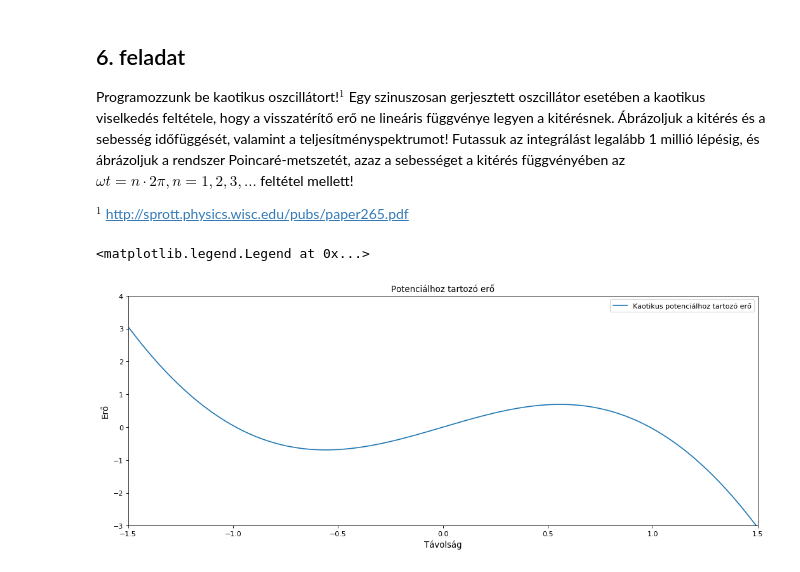
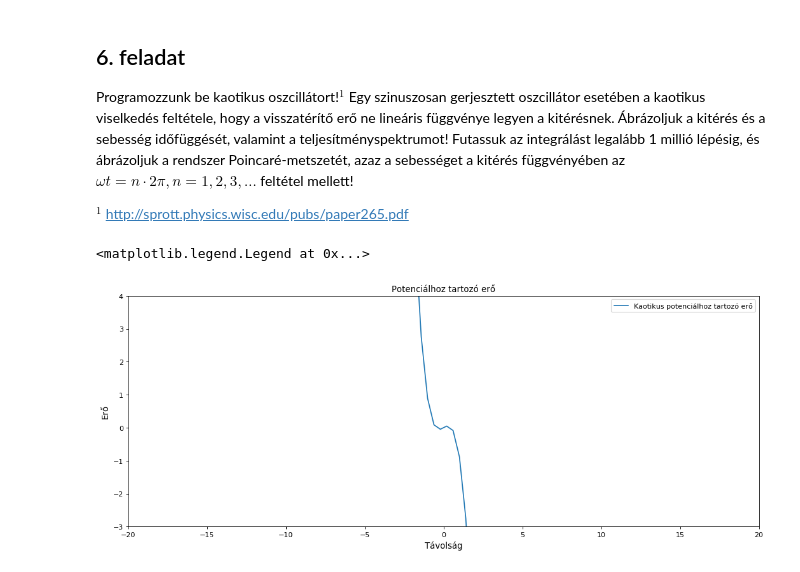
Before and after one commit to Tominano/Numerical-methods-of-physics-II, a Jupyter notebook: 2_feladatsor/2_feladat(Kapolcs).ipynb, the cells around one changed output. Cells and saved outputs as stored; diff of their text form; code cells hidden in the pictures.

```diff
--- a/2_feladatsor/2_feladat(Kapolcs).ipynb
+++ b/2_feladatsor/2_feladat(Kapolcs).ipynb
@@ -485,26 +485,26 @@ Programozzunk be kaotikus oszcillátort!$^1$ Egy szinuszosan gerjesztett oszcill
 
 $^1$ http://sprott.physics.wisc.edu/pubs/paper265.pdf
 # %%
-def chaotic_oscillator_ero(x = [-1.5, 1.5], n = 100, p = 3, omega = 1.88):
+def chaotic_oscillator_ero(x = [-30, 30], n = 100, p = 3, omega = 1.88):
     x = np.linspace(x[0],x[1],n);
-    yF = np.sin(omega*x)-np.sign(x)*np.abs(x)**p;
+    yF = omega**(2*p/(1-p))*np.sin(omega*x)-np.sign(x)*np.abs(x)**p;
     return x, yF
 
-i= [-1.5, 1.5]
+i= [-20, 20]
 
-chaotic_oscillator_ero = chaotic_oscillator_ero()
+chaotic_oscillator_ero = chaotic_oscillator_ero(i)
 
 plt.figure(num=None, figsize=(16, 6), dpi=80, facecolor='w', edgecolor='k')
 plt.title('Potenciálhoz tartozó erő')
 plt.xlim(i[0],i[1])
 plt.ylim(-3,4)
 plt.plot(chaotic_oscillator_ero[0],chaotic_oscillator_ero[1], linestyle='-', label="Kaotikus potenciálhoz tartozó erő")
 plt.xlabel('Távolság', fontsize = '12')
 plt.ylabel('Erő', fontsize = '12')
 plt.legend()
 # %% [output]
 <matplotlib.legend.Legend at 0x...>
-[figure, old version]
+[figure, new version]
 # %%
 def chaotic_oscillator_rk45(n):
     def chaotic_oscillator_ero(t,y):
```
Also changed, not shown: parts of 1 cell of this notebook, 1 other file.
